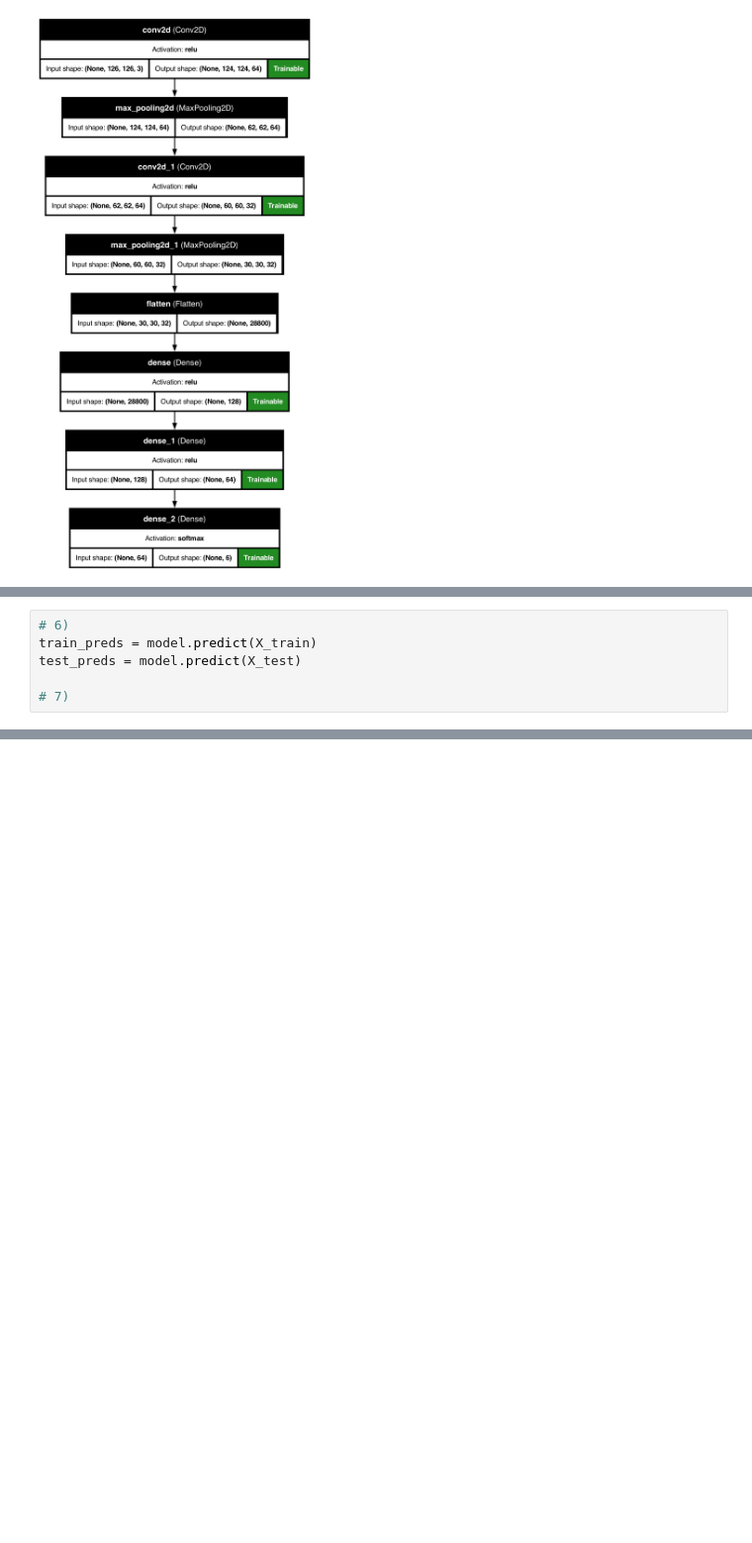
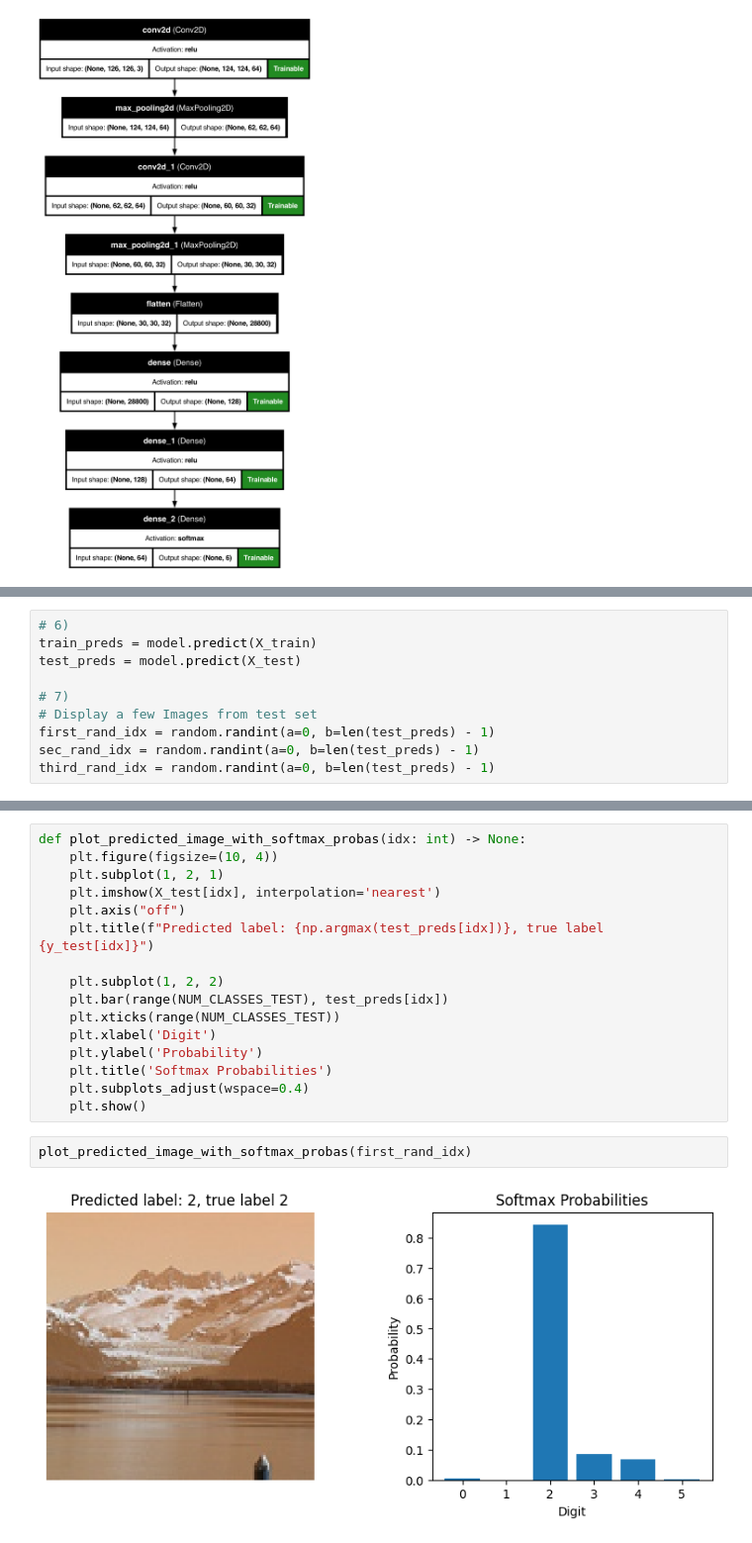
Before and after one commit to jancewicz/PJATK---Artificial-Intelligence-Postgraduate-Studies-, a Jupyter notebook: keras/openair-classifier/openair.ipynb, the cells around one changed output, grey strips where cells are left out. Shown at 99% size. Drawn from its saved outputs; the diff is of its cells as text; blank space fills up the shorter version.

```diff
--- a/keras/openair-classifier/openair.ipynb
+++ b/keras/openair-classifier/openair.ipynb
@@ -187,3 +215,7 @@ train_preds = model.predict(X_train)
 test_preds = model.predict(X_test)
 
 # 7)
+# Display a few Images from test set
+first_rand_idx = random.randint(a=0, b=len(test_preds) - 1)
+sec_rand_idx = random.randint(a=0, b=len(test_preds) - 1)
+third_rand_idx = random.randint(a=0, b=len(test_preds) - 1)
@@ -189,0 +225,20 @@ test_preds = model.predict(X_test)
+# %%
+def plot_predicted_image_with_softmax_probas(idx: int) -> None:
+    plt.figure(figsize=(10, 4))
+    plt.subplot(1, 2, 1)
+    plt.imshow(X_test[idx], interpolation='nearest')
+    plt.axis("off")
+    plt.title(f"Predicted label: {np.argmax(test_preds[idx])}, true label {y_test[idx]}")
+
+    plt.subplot(1, 2, 2)
+    plt.bar(range(NUM_CLASSES_TEST), test_preds[idx])
+    plt.xticks(range(NUM_CLASSES_TEST))
+    plt.xlabel('Digit')
+    plt.ylabel('Probability')
+    plt.title('Softmax Probabilities')
+    plt.subplots_adjust(wspace=0.4)
+    plt.show()
+# %%
+plot_predicted_image_with_softmax_probas(first_rand_idx)
+# %% [output]
+[figure, added]
```
Also changed, not shown: parts of 7 cells of this notebook.
